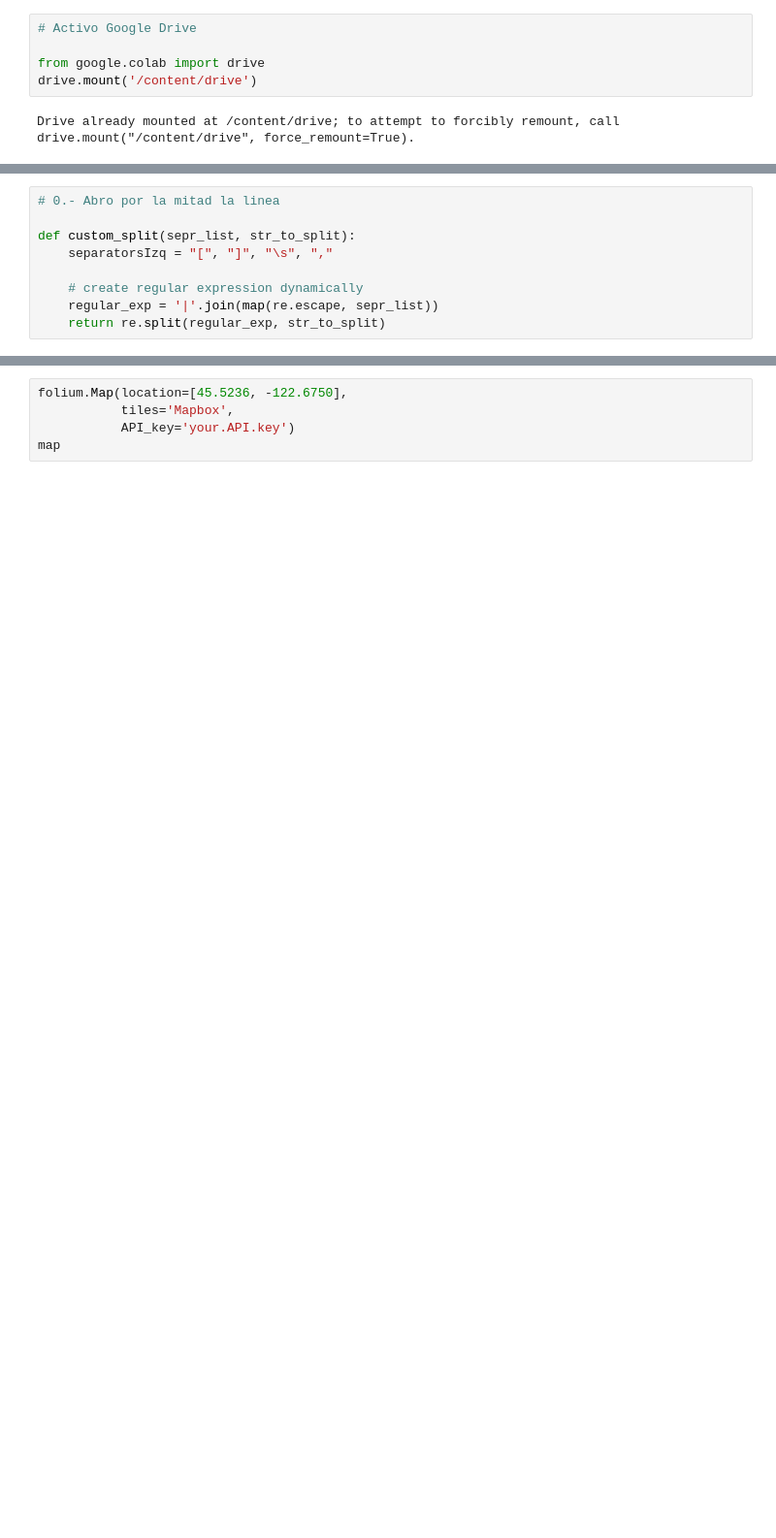
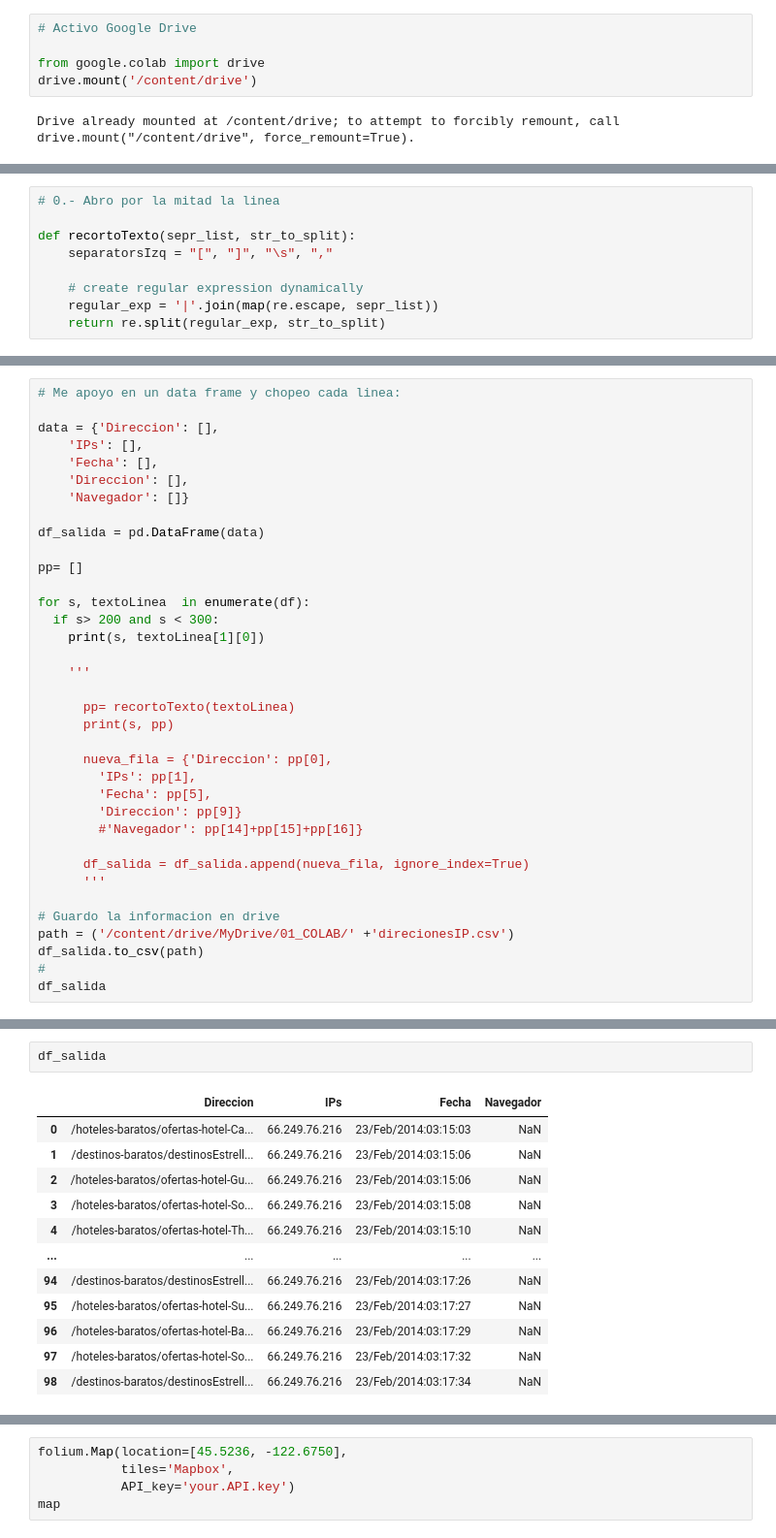
Before and after one commit to JMML2021/0401_Registre-de-logs, a Jupyter notebook: 0401_Registre-de-logs Rev B.ipynb, the cells around one changed output, grey strips where cells are left out. Shown at 97% size. Cells and saved outputs as stored; diff of their text form; blank space fills up the shorter version.

```diff
--- a/0401_Registre-de-logs Rev B.ipynb
+++ b/0401_Registre-de-logs Rev B.ipynb
@@ -50,7 +63,7 @@ df = list(open('/content/drive/MyDrive/Web_access_log-akumenius.com.txt'))
 # %%
 # 0.- Abro por la mitad la linea
 
-def custom_split(sepr_list, str_to_split):
+def recortoTexto(sepr_list, str_to_split):
     separatorsIzq = "[", "]", "\s", ","
 
     # create regular expression dynamically
@@ -206,0 +98,36 @@ localhost 127.0.0.1 - - [23/Feb/2014:03:10:31 +0100] "OPTIONS * HTTP/1.0" 200 -
+# %%
+# Me apoyo en un data frame y chopeo cada linea:
+
+data = {'Direccion': [],
+    'IPs': [],
+    'Fecha': [],
+    'Direccion': [],
+    'Navegador': []}
+
+df_salida = pd.DataFrame(data)
+
+pp= []
+
+for s, textoLinea  in enumerate(df):
+  if s> 200 and s < 300:
+    print(s, textoLinea[1][0])
+
+    '''
+
+      pp= recortoTexto(textoLinea)
+      print(s, pp)
+
+      nueva_fila = {'Direccion': pp[0],
+        'IPs': pp[1],
+        'Fecha': pp[5],
+        'Direccion': pp[9]}
+        #'Navegador': pp[14]+pp[15]+pp[16]}
+
+      df_salida = df_salida.append(nueva_fila, ignore_index=True)
+      '''
+
+# Guardo la informacion en drive
+path = ('/content/drive/MyDrive/01_COLAB/' +'direcionesIP.csv')
+df_salida.to_csv(path)
+#
+df_salida
@@ -215,0 +178,15 @@ Terrassa
+# %%
+df_salida
+# %% [output]
+|  | Direccion | IPs | Fecha | Navegador |
+| 0 | /hoteles-baratos/ofertas-hotel-Ca... | 66.249.76.216 | 23/Feb/2014:03:15:03 | NaN |
+| 1 | /destinos-baratos/destinosEstrell... | 66.249.76.216 | 23/Feb/2014:03:15:06 | NaN |
+| 2 | /hoteles-baratos/ofertas-hotel-Gu... | 66.249.76.216 | 23/Feb/2014:03:15:06 | NaN |
+| 3 | /hoteles-baratos/ofertas-hotel-So... | 66.249.76.216 | 23/Feb/2014:03:15:08 | NaN |
+| 4 | /hoteles-baratos/ofertas-hotel-Th... | 66.249.76.216 | 23/Feb/2014:03:15:10 | NaN |
+| ... | ... | ... | ... | ... |
+| 94 | /destinos-baratos/destinosEstrell... | 66.249.76.216 | 23/Feb/2014:03:17:26 | NaN |
+| 95 | /hoteles-baratos/ofertas-hotel-Su... | 66.249.76.216 | 23/Feb/2014:03:17:27 | NaN |
+| 96 | /hoteles-baratos/ofertas-hotel-Ba... | 66.249.76.216 | 23/Feb/2014:03:17:29 | NaN |
+| 97 | /hoteles-baratos/ofertas-hotel-So... | 66.249.76.216 | 23/Feb/2014:03:17:32 | NaN |
+| 98 | /destinos-baratos/destinosEstrell... | 66.249.76.216 | 23/Feb/2014:03:17:34 | NaN |
```
Also changed, not shown: parts of 29 cells of this notebook.
